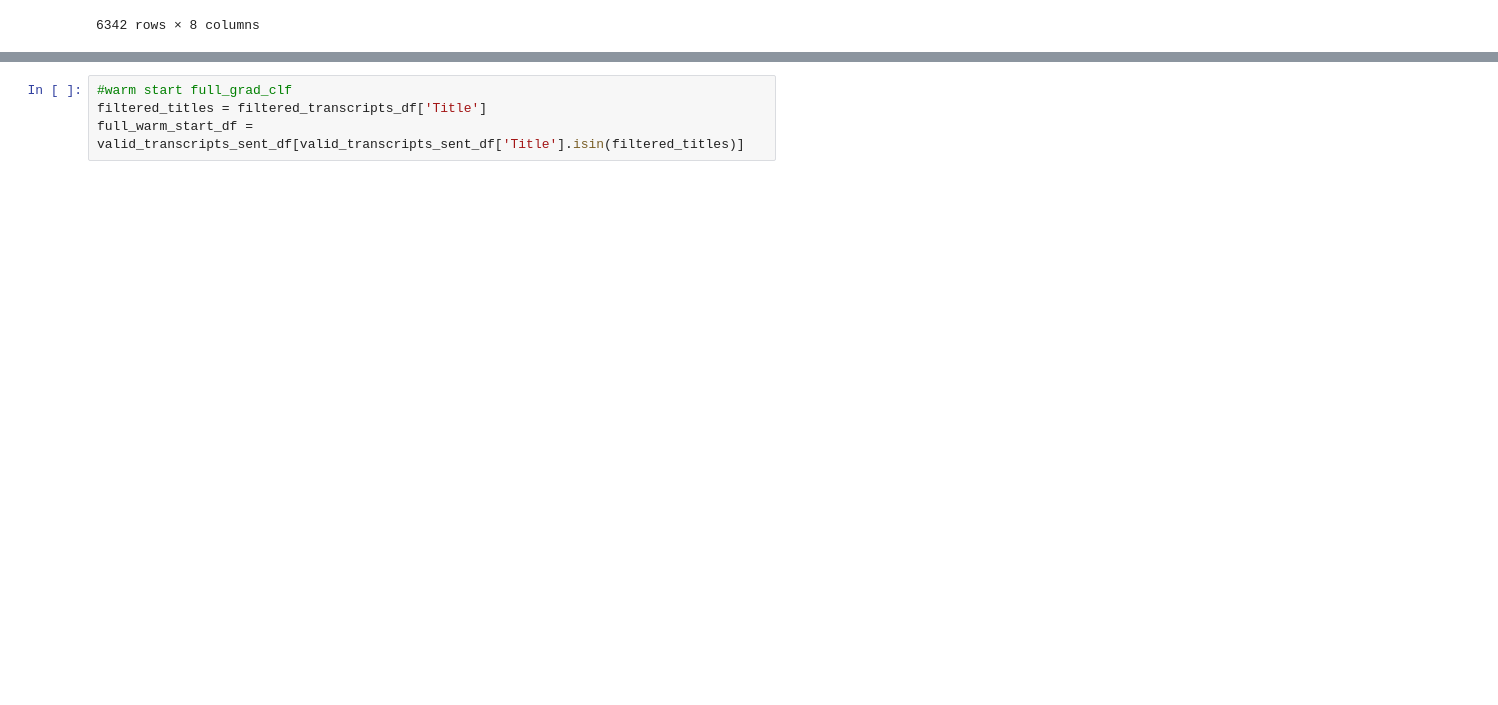
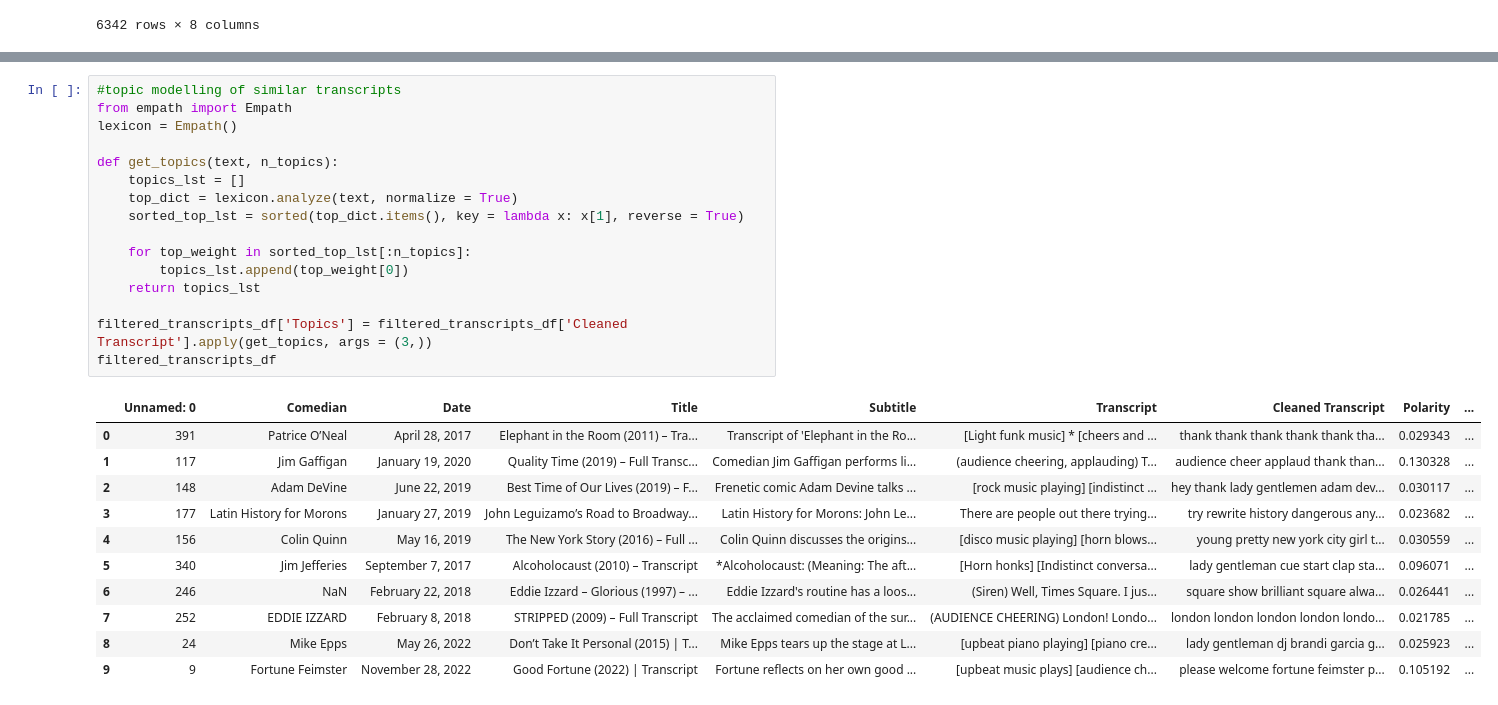
Before and after one commit to lihuicham/standup-comedy-analysis, a Jupyter notebook: main/7.5-Pipeline.ipynb, the cells around one changed output, grey strips where cells are left out. Saved outputs shown, nothing was run; the diff lists cells and outputs as text; blank space fills up the shorter version.

```diff
--- a/main/7.5-Pipeline.ipynb
+++ b/main/7.5-Pipeline.ipynb
@@ -149,4 +249,28 @@ Funniness based on all transcripts available:  Neutral
-# %%
-#warm start full_grad_clf
-filtered_titles = filtered_transcripts_df['Title']
-full_warm_start_df = valid_transcripts_sent_df[valid_transcripts_sent_df['Title'].isin(filtered_titles)]
+# %%
+#topic modelling of similar transcripts
+from empath import Empath
+lexicon = Empath()
+
+def get_topics(text, n_topics):
+    topics_lst = []
+    top_dict = lexicon.analyze(text, normalize = True)
+    sorted_top_lst = sorted(top_dict.items(), key = lambda x: x[1], reverse = True)
+
+    for top_weight in sorted_top_lst[:n_topics]:
+        topics_lst.append(top_weight[0])
+    return topics_lst
+
+filtered_transcripts_df['Topics'] = filtered_transcripts_df['Cleaned Transcript'].apply(get_topics, args = (3,))
+filtered_transcripts_df
+# %% [output]
+|  | Unnamed: 0 | Comedian | Date | Title | Subtitle | Transcript | Cleaned Transcript | Polarity | ... |
+| 0 | 391 | Patrice O’Neal | April 28, 2017 | Elephant in the Room (2011) – Tra... | Transcript of 'Elephant in the Ro... | [Light funk music] * [cheers and ... | thank thank thank thank thank tha... | 0.029343 | ... |
+| 1 | 117 | Jim Gaffigan | January 19, 2020 | Quality Time (2019) – Full Transc... | Comedian Jim Gaffigan performs li... | (audience cheering, applauding) T... | audience cheer applaud thank than... | 0.130328 | ... |
+| 2 | 148 | Adam DeVine | June 22, 2019 | Best Time of Our Lives (2019) – F... | Frenetic comic Adam Devine talks ... | [rock music playing] [indistinct ... | hey thank lady gentlemen adam dev... | 0.030117 | ... |
+| 3 | 177 | Latin History for Morons | January 27, 2019 | John Leguizamo’s Road to Broadway... | Latin History for Morons: John Le... | There are people out there trying... | try rewrite history dangerous any... | 0.023682 | ... |
+| 4 | 156 | Colin Quinn | May 16, 2019 | The New York Story (2016) – Full ... | Colin Quinn discusses the origins... | [disco music playing] [horn blows... | young pretty new york city girl t... | 0.030559 | ... |
+| 5 | 340 | Jim Jefferies | September 7, 2017 | Alcoholocaust (2010) – Transcript | *Alcoholocaust: (Meaning: The aft... | [Horn honks] [Indistinct conversa... | lady gentleman cue start clap sta... | 0.096071 | ... |
+| 6 | 246 | NaN | February 22, 2018 | Eddie Izzard – Glorious (1997) – ... | Eddie Izzard's routine has a loos... | (Siren) Well, Times Square. I jus... | square show brilliant square alwa... | 0.026441 | ... |
+| 7 | 252 | EDDIE IZZARD | February 8, 2018 | STRIPPED (2009) – Full Transcript | The acclaimed comedian of the sur... | (AUDIENCE CHEERING) London! Londo... | london london london london londo... | 0.021785 | ... |
+| 8 | 24 | Mike Epps | May 26, 2022 | Don’t Take It Personal (2015) | T... | Mike Epps tears up the stage at L... | [upbeat piano playing] [piano cre... | lady gentleman dj brandi garcia g... | 0.025923 | ... |
+| 9 | 9 | Fortune Feimster | November 28, 2022 | Good Fortune (2022) | Transcript | Fortune reflects on her own good ... | [upbeat music plays] [audience ch... | please welcome fortune feimster p... | 0.105192 | ... |
```
Also changed, not shown: parts of 18 cells of this notebook, 4 other files.
